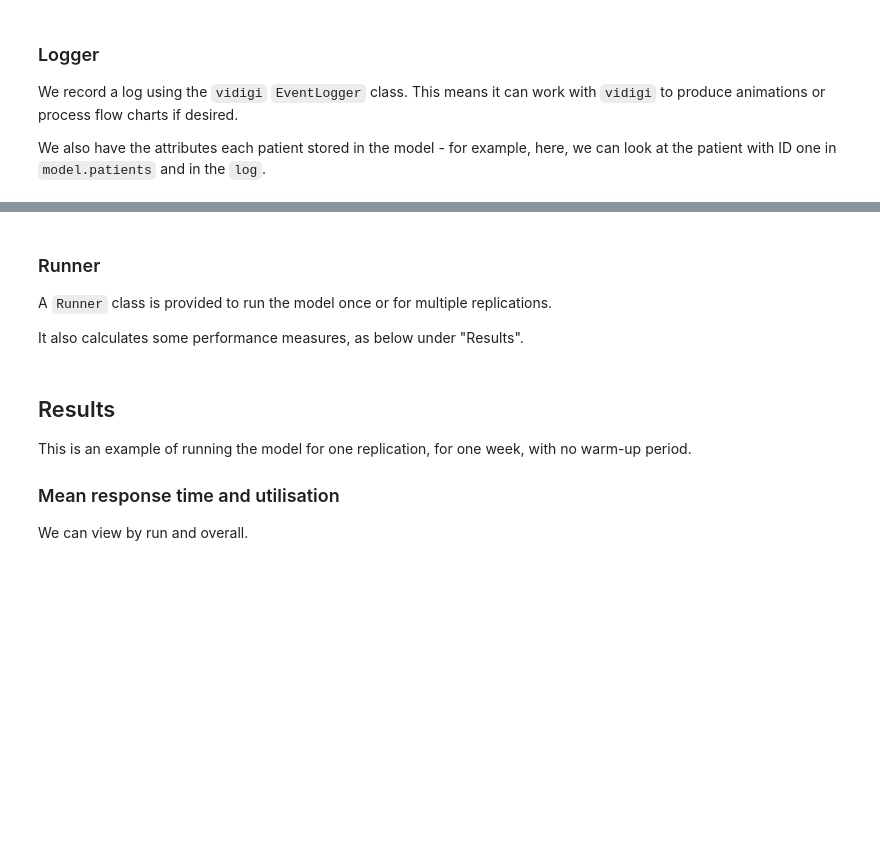
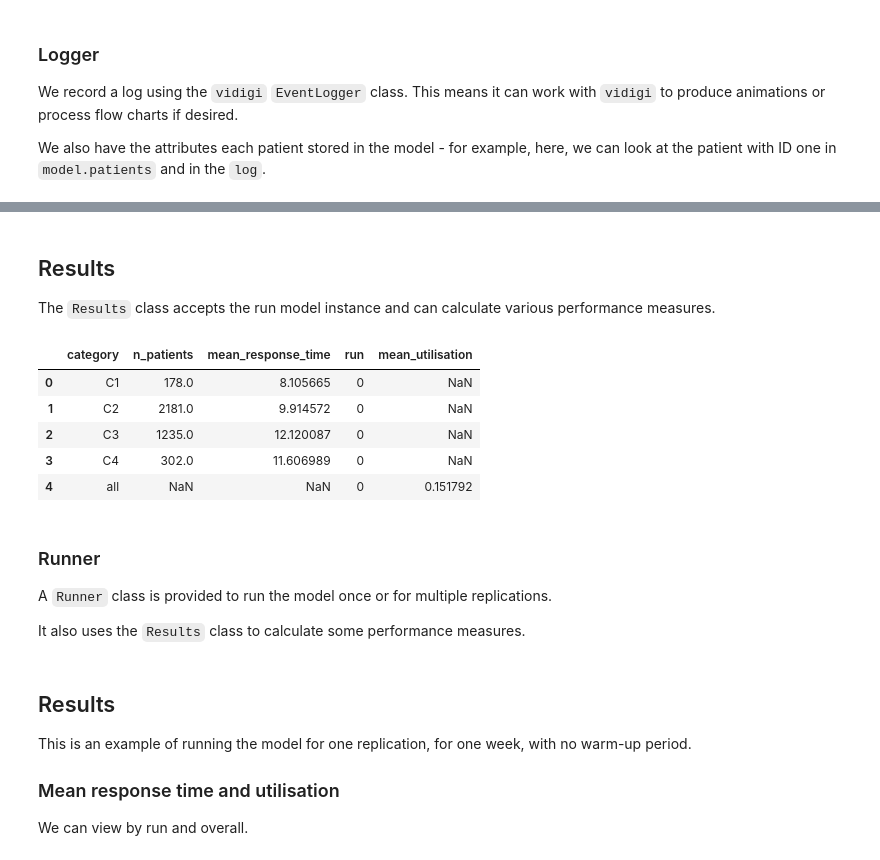
Before and after one commit to ambmodels/ambdes, a Jupyter notebook: notebooks/aggregate_model.ipynb, the cells around one changed output, grey strips where cells are left out. Drawn from its saved outputs; the diff is of its cells as text; code cells hidden in the pictures; blank space fills up the shorter version.

Commit message:
feat(notebooks): improving aggregate_model.ipynb

```diff
--- a/notebooks/aggregate_model.ipynb
+++ b/notebooks/aggregate_model.ipynb
@@ -188,9 +188,22 @@ display(log[log["entity_id"] == 1])
+# %% [markdown]
+## Results
+
+The `Results` class accepts the run model instance and can calculate various performance measures.
+# %%
+Results(model).summary_df()
+# %% [output]
+|  | category | n_patients | mean_response_time | run | mean_utilisation |
+| 0 | C1 | 178.0 | 8.105665 | 0 | NaN |
+| 1 | C2 | 2181.0 | 9.914572 | 0 | NaN |
+| 2 | C3 | 1235.0 | 12.120087 | 0 | NaN |
+| 3 | C4 | 302.0 | 11.606989 | 0 | NaN |
+| 4 | all | NaN | NaN | 0 | 0.151792 |
 # %% [markdown]
 ### Runner
 
 A `Runner` class is provided to run the model once or for multiple replications.
 
-It also calculates some performance measures, as below under "Results".
+It also uses the `Results` class to calculate some performance measures.
 # %%
 runner = Runner(config)
 results = runner.run_reps()
```
Also changed, not shown: parts of 10 cells of this notebook.
